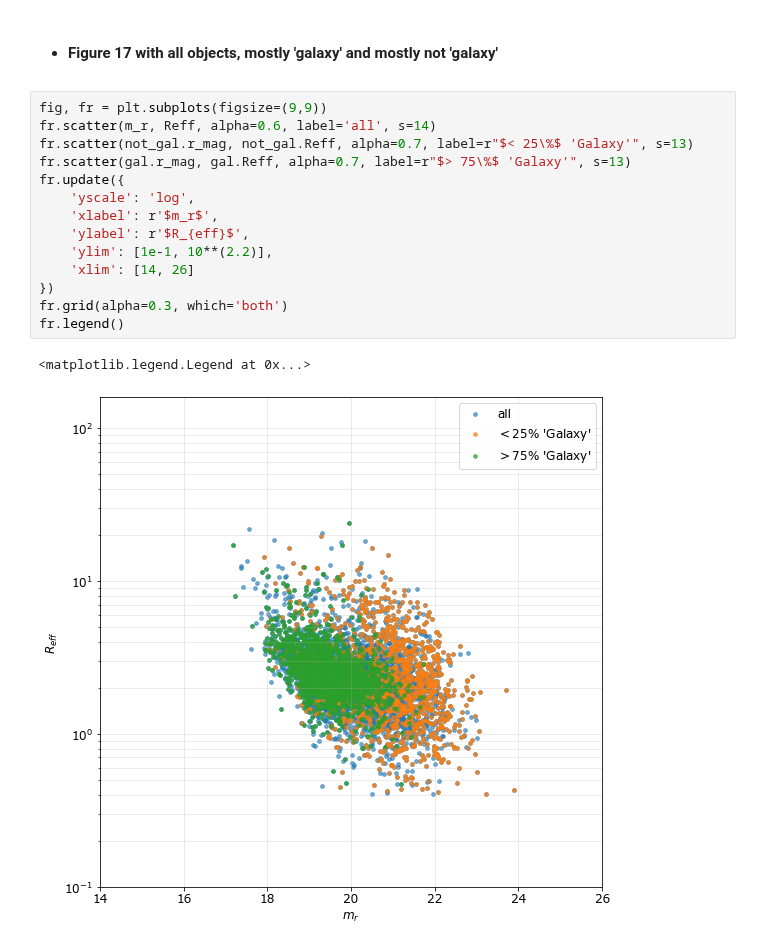
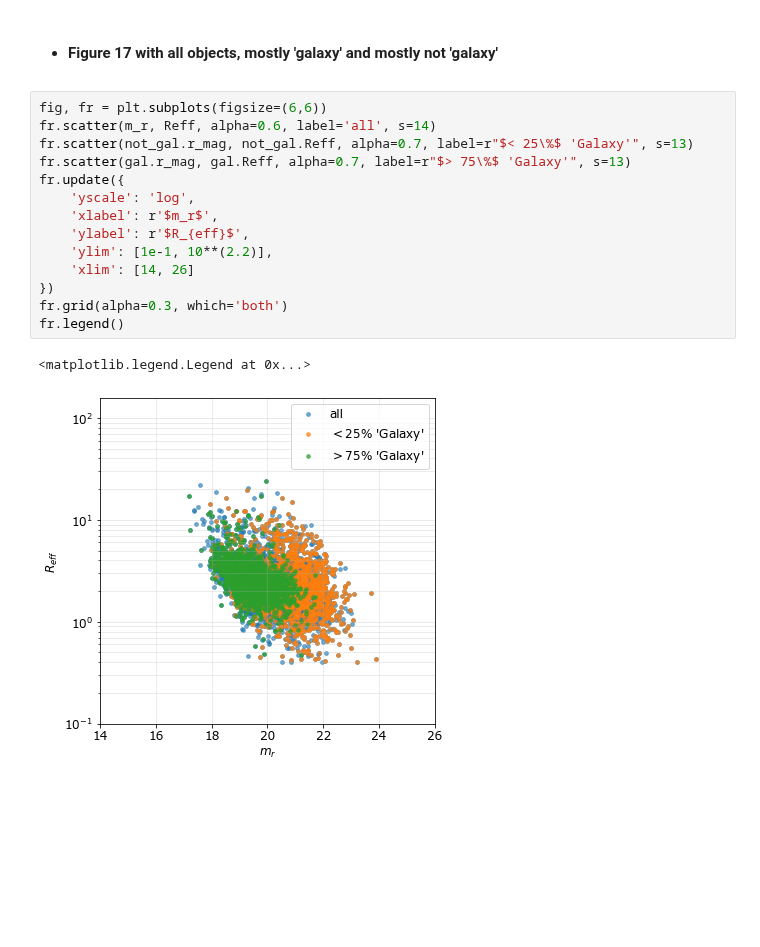
Before and after one commit to Seerden/SpaceFluff, a Jupyter notebook: analysis/classify workflow/sf_classify.ipynb, the cells around one changed output. Saved outputs shown, nothing was run; the diff lists cells and outputs as text; blank space fills up the shorter version.

```diff
--- a/analysis/classify workflow/sf_classify.ipynb
+++ b/analysis/classify workflow/sf_classify.ipynb
@@ -531,19 +531,19 @@ plt.savefig('./venhola_catalogue_{}.png'.format(threshold))
 # %% [markdown]
 - #### Figure 17 with all objects, mostly 'galaxy' and mostly not 'galaxy'
 # %%
-fig, fr = plt.subplots(figsize=(9,9))
+fig, fr = plt.subplots(figsize=(6,6))
 fr.scatter(m_r, Reff, alpha=0.6, label='all', s=14)
 fr.scatter(not_gal.r_mag, not_gal.Reff, alpha=0.7, label=r"$< 25\%$ 'Galaxy'", s=13)
 fr.scatter(gal.r_mag, gal.Reff, alpha=0.7, label=r"$> 75\%$ 'Galaxy'", s=13)
 fr.update({
     'yscale': 'log',
     'xlabel': r'$m_r$',
     'ylabel': r'$R_{eff}$',
     'ylim': [1e-1, 10**(2.2)],
     'xlim': [14, 26]
 })
 fr.grid(alpha=0.3, which='both')
 fr.legend()
 # %% [output]
 <matplotlib.legend.Legend at 0x...>
-[figure, old version]
+[figure, new version]
```
Also changed, not shown: 1 other file.
